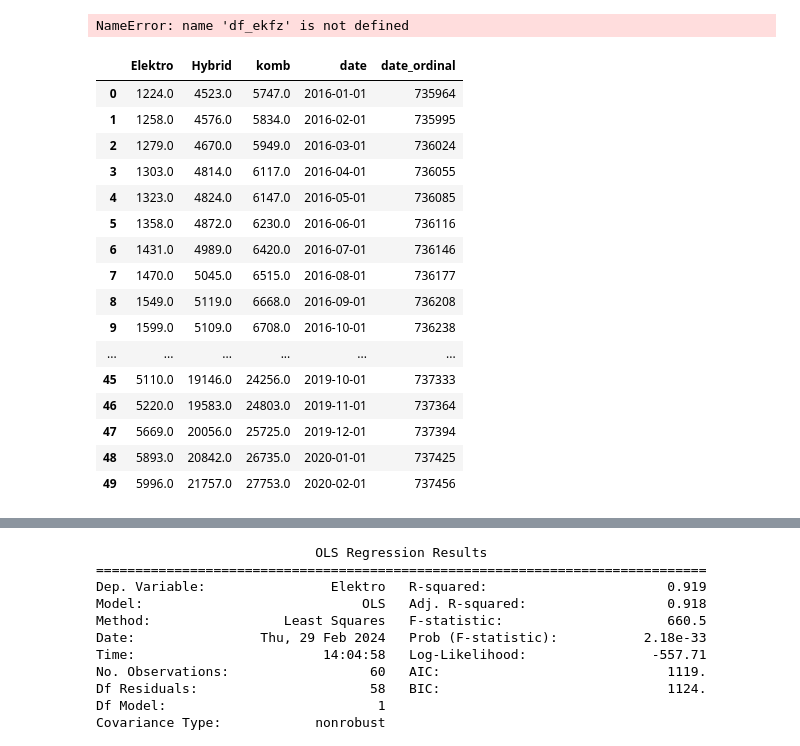
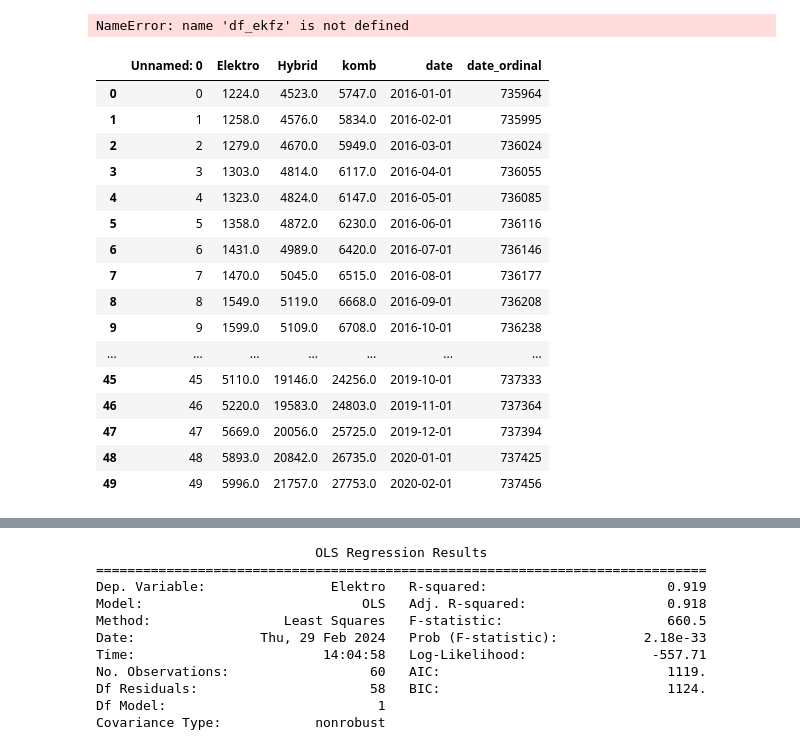
Before and after one commit to Kuroneko369/Muc_electro_vehicles, a Jupyter notebook: notebooks/filtered_data.ipynb, the cells around one changed output, grey strips where cells are left out. Cells and saved outputs as stored; diff of their text form; code cells hidden in the pictures.

```diff
--- a/notebooks/filtered_data.ipynb
+++ b/notebooks/filtered_data.ipynb
@@ -129,25 +130,25 @@ ax=sns.regplot(df_ekfz, x='date', y='komb')
 # %%
 print(lo)
 # %%
-df_ekfz.head(50)
+df_ekfz1.head(50)
 # %% [output]
-|  | Elektro | Hybrid | komb | date | date_ordinal |
-| 0 | 1224.0 | 4523.0 | 5747.0 | 2016-01-01 | 735964 |
-| 1 | 1258.0 | 4576.0 | 5834.0 | 2016-02-01 | 735995 |
-| 2 | 1279.0 | 4670.0 | 5949.0 | 2016-03-01 | 736024 |
-| 3 | 1303.0 | 4814.0 | 6117.0 | 2016-04-01 | 736055 |
-| 4 | 1323.0 | 4824.0 | 6147.0 | 2016-05-01 | 736085 |
-| 5 | 1358.0 | 4872.0 | 6230.0 | 2016-06-01 | 736116 |
-| 6 | 1431.0 | 4989.0 | 6420.0 | 2016-07-01 | 736146 |
-| 7 | 1470.0 | 5045.0 | 6515.0 | 2016-08-01 | 736177 |
-| 8 | 1549.0 | 5119.0 | 6668.0 | 2016-09-01 | 736208 |
-| 9 | 1599.0 | 5109.0 | 6708.0 | 2016-10-01 | 736238 |
-| ... | ... | ... | ... | ... | ... |
-| 45 | 5110.0 | 19146.0 | 24256.0 | 2019-10-01 | 737333 |
-| 46 | 5220.0 | 19583.0 | 24803.0 | 2019-11-01 | 737364 |
-| 47 | 5669.0 | 20056.0 | 25725.0 | 2019-12-01 | 737394 |
-| 48 | 5893.0 | 20842.0 | 26735.0 | 2020-01-01 | 737425 |
-| 49 | 5996.0 | 21757.0 | 27753.0 | 2020-02-01 | 737456 |
+|  | Unnamed: 0 | Elektro | Hybrid | komb | date | date_ordinal |
+| 0 | 0 | 1224.0 | 4523.0 | 5747.0 | 2016-01-01 | 735964 |
+| 1 | 1 | 1258.0 | 4576.0 | 5834.0 | 2016-02-01 | 735995 |
+| 2 | 2 | 1279.0 | 4670.0 | 5949.0 | 2016-03-01 | 736024 |
+| 3 | 3 | 1303.0 | 4814.0 | 6117.0 | 2016-04-01 | 736055 |
+| 4 | 4 | 1323.0 | 4824.0 | 6147.0 | 2016-05-01 | 736085 |
+| 5 | 5 | 1358.0 | 4872.0 | 6230.0 | 2016-06-01 | 736116 |
+| 6 | 6 | 1431.0 | 4989.0 | 6420.0 | 2016-07-01 | 736146 |
+| 7 | 7 | 1470.0 | 5045.0 | 6515.0 | 2016-08-01 | 736177 |
+| 8 | 8 | 1549.0 | 5119.0 | 6668.0 | 2016-09-01 | 736208 |
+| 9 | 9 | 1599.0 | 5109.0 | 6708.0 | 2016-10-01 | 736238 |
+| ... | ... | ... | ... | ... | ... | ... |
+| 45 | 45 | 5110.0 | 19146.0 | 24256.0 | 2019-10-01 | 737333 |
+| 46 | 46 | 5220.0 | 19583.0 | 24803.0 | 2019-11-01 | 737364 |
+| 47 | 47 | 5669.0 | 20056.0 | 25725.0 | 2019-12-01 | 737394 |
+| 48 | 48 | 5893.0 | 20842.0 | 26735.0 | 2020-01-01 | 737425 |
+| 49 | 49 | 5996.0 | 21757.0 | 27753.0 | 2020-02-01 | 737456 |
 # %%
 #dfl=pd.read_csv('../Data/Ladesaeulenregister_mit_Bezirk.csv')
 # %%
```
Also changed, not shown: parts of 5 cells of this notebook.
